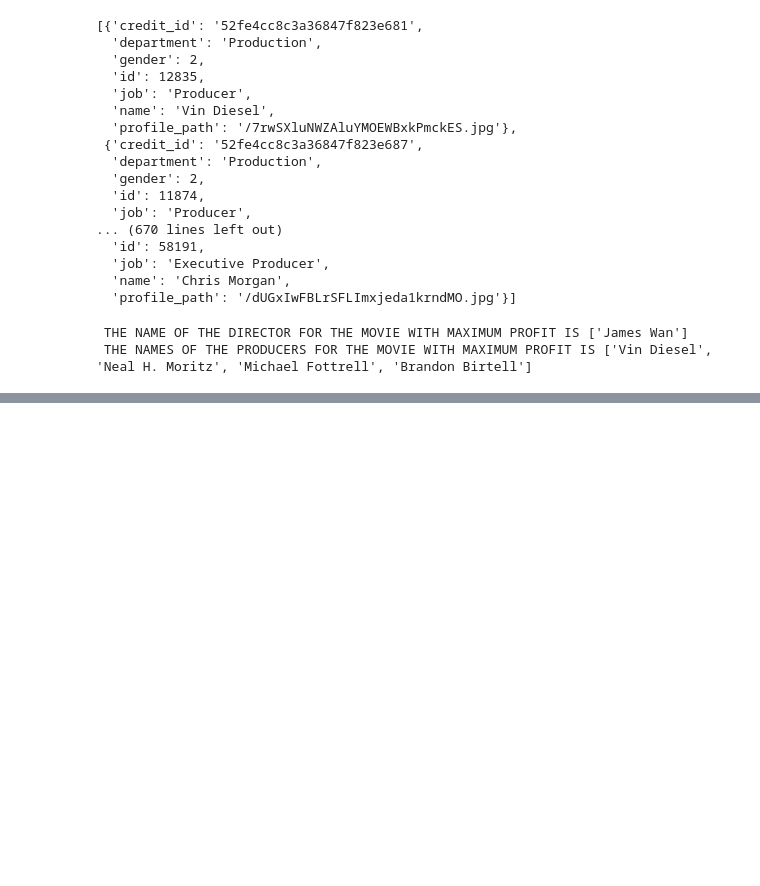
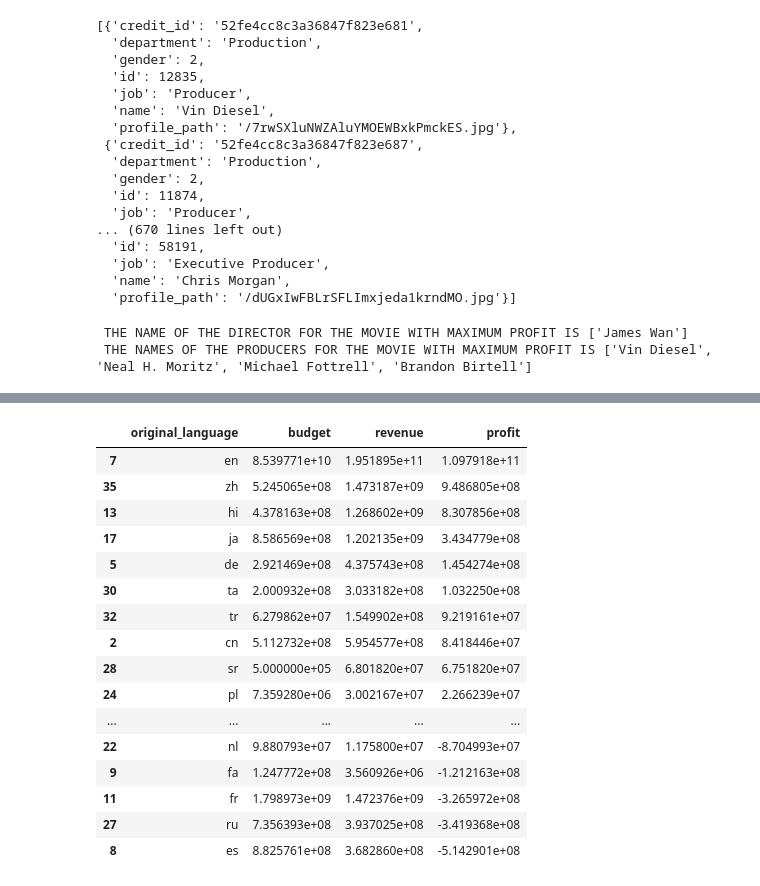
Before and after one commit to ajinkyajumde/imdbdata, a Jupyter notebook: Copy_of_M1W3_Guided_Project_EDA_on_IMDB_Dataset.ipynb, the cells around one changed output, grey strips where cells are left out. Saved outputs shown, nothing was run; the diff lists cells and outputs as text; code cells hidden in the pictures; blank space fills up the shorter version.

```diff
--- a/Copy_of_M1W3_Guided_Project_EDA_on_IMDB_Dataset.ipynb
+++ b/Copy_of_M1W3_Guided_Project_EDA_on_IMDB_Dataset.ipynb
@@ -185,0 +193,23 @@ print(f' THE NAME OF THE ACTORS FOR THE MOVIE WITH MAXIMUM PROFIT IS {act}')
+# %%
+imd=imdb_new.groupby(['original_language']).sum('profit').reset_index()
+columns=['original_language','budget','revenue','profit']
+imd=imd[columns]
+imd.sort_values(by='profit',ascending=False)
+# %% [output]
+|  | original_language | budget | revenue | profit |
+| 7 | en | 8.539771e+10 | 1.951895e+11 | 1.097918e+11 |
+| 35 | zh | 5.245065e+08 | 1.473187e+09 | 9.486805e+08 |
+| 13 | hi | 4.378163e+08 | 1.268602e+09 | 8.307856e+08 |
+| 17 | ja | 8.586569e+08 | 1.202135e+09 | 3.434779e+08 |
+| 5 | de | 2.921469e+08 | 4.375743e+08 | 1.454274e+08 |
+| 30 | ta | 2.000932e+08 | 3.033182e+08 | 1.032250e+08 |
+| 32 | tr | 6.279862e+07 | 1.549902e+08 | 9.219161e+07 |
+| 2 | cn | 5.112732e+08 | 5.954577e+08 | 8.418446e+07 |
+| 28 | sr | 5.000000e+05 | 6.801820e+07 | 6.751820e+07 |
+| 24 | pl | 7.359280e+06 | 3.002167e+07 | 2.266239e+07 |
+| ... | ... | ... | ... | ... |
+| 22 | nl | 9.880793e+07 | 1.175800e+07 | -8.704993e+07 |
+| 9 | fa | 1.247772e+08 | 3.560926e+06 | -1.212163e+08 |
+| 11 | fr | 1.798973e+09 | 1.472376e+09 | -3.265972e+08 |
+| 27 | ru | 7.356393e+08 | 3.937025e+08 | -3.419368e+08 |
+| 8 | es | 8.825761e+08 | 3.682860e+08 | -5.142901e+08 |
```
Also changed, not shown: parts of 15 cells of this notebook.
